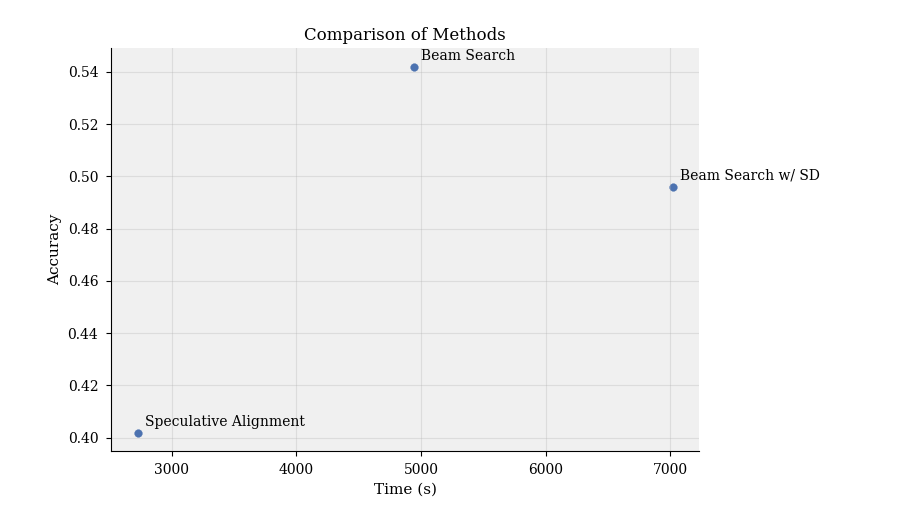
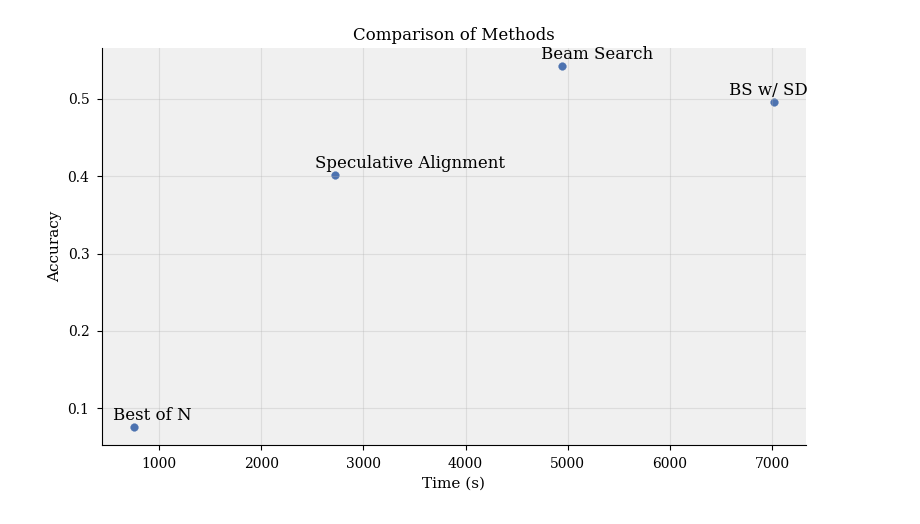
Before and after one commit to mert-cemri/search-and-learn, a Jupyter notebook: evaluation_iclr.ipynb, the cells around one changed output. Saved outputs shown, nothing was run; the diff lists cells and outputs as text; code cells hidden in the pictures.

```diff
--- a/evaluation_iclr.ipynb
+++ b/evaluation_iclr.ipynb
@@ -882,3 +903,7 @@ def get_success(samples):
         succ_rate.append(math_equal(pred_ans, gt_ans))
     return np.mean(succ_rate)
 results = {}
+# %%
+results['spec_importance_sampling_b4'] = (get_success(samples_spec_importance_sampling_b4), 1149.8)
+results['spec_importance_sampling_b1'] = (get_success(samples_spec_importance_sampling_b1), 1170.2)
+results['spec_importance_sampling_b15'] = (get_success(samples_spec_importance_sampling_b15), 1436.3)
@@ -888,13 +919,22 @@ results['beam_search_sd_500'] = (get_success(samples_beam_search_sd_500), 7018)
 results['beam_search_100'] = (get_success(samples_beam_search_100), 928.3)
 results['beam_search_500'] = (get_success(samples_beam_search_500), 4939.4)
 
-results['best_of_n_100_4'] = (get_success(samples_best_of_n_100_4), 147.9)
-results['best_of_n_100_16'] = (get_success(samples_best_of_n_100_16), 691.2)
-results['best_of_n_100_24'] = (get_success(samples_best_of_n_100_24), 771.3)
+results['best_of_n_100_n4'] = (get_success(samples_best_of_n_100_n4), 147.9)
+results['best_of_n_100_n16'] = (get_success(samples_best_of_n_100_n16), 691.2)
+results['best_of_n_100_n24'] = (get_success(samples_best_of_n_100_n24), 771.3)
+results['best_of_n_500_n4'] = (get_success(samples_best_of_n_500_n4), 754.2)
+results['best_of_n_500_n24'] = (get_success(samples_best_of_n_500_n24), 5434.5)
 
 results['spec_align_100'] = (get_success(samples_spec_align_100), 522.3)
 results['spec_align_100_1b8b'] = (get_success(samples_spec_align_100_1b8b), 690.5)
 results['spec_align_500'] = (get_success(samples_spec_align_500), 2725.9)
+results['spec_align_500_b1'] = (get_success(samples_spec_align_500_b1), 3009.9)
+results['spec_align_500_b2'] = (get_success(samples_spec_align_500_b2), 3181.2)
+results['spec_align_500_b10'] = (get_success(samples_spec_align_500_b10), 2772.7)
+results['spec_align_500_b4'] = (get_success(samples_spec_align_500_b4), 2664.5)
+results['spec_align_500_b6'] = (get_success(samples_spec_align_500_b6), 2815.0)
+results['spec_align_500_n12_b3'] = (get_success(samples_spec_align_500_n12_b3), 5774.9)
+results['spec_align_500_n12'] = (get_success(samples_spec_align_500_n12), 6041.5)
 results['spec_align_100_n6'] = (get_success(samples_spec_align_100_n6), 731.17)
 results['spec_align_100_n8'] = (get_success(samples_spec_align_100_n8), 689.5)
 results['spec_align_100_n12'] = (get_success(samples_spec_align_100_n12), 921.8)
@@ -942,7 +985,7 @@ import matplotlib.pyplot as plt
 plt.style.use('seaborn-v0_8-paper')
 mpl.rcParams.update({
     'font.family': 'Serif',  # More commonly available font
-    'font.size': 10,
+    'font.size': 12,
     'figure.figsize': (6, 4),  # Reduced figure size
     'lines.linewidth': 1.5,
     'axes.labelsize': 11,
@@ -962,29 +1005,36 @@ mpl.rcParams.update({
 # %%
 # First plot - Comparison of n=4 cases for n=500
 plt.figure(figsize=(8, 5))
 methods_500 = [
-    ('beam_search_500', 4939.4, 0.542, 'Beam Search'),
-    ('beam_search_sd_500', 7018.0, 0.496, 'Beam Search w/ SD'),
-    ('spec_align_500', 2725.9, 0.402, 'Speculative Alignment')
+    ('beam_search_500', results['beam_search_500'][1], results['beam_search_500'][0], 'Beam Search'),
+    ('beam_search_sd_500', results['beam_search_sd_500'][1], results['beam_search_sd_500'][0], 'BS w/ SD'),
+    ('spec_align_500', results['spec_align_500'][1], results['spec_align_500'][0], 'Speculative Alignment'),
+    ('best_of_n_500_n4', results['best_of_n_500_n4'][1], results['best_of_n_500_n4'][0], 'Best of N')
 ]
 
 times = [m[1] for m in methods_500]
 accuracies = [m[2] for m in methods_500]
 labels = [m[3] for m in methods_500]
 
 plt.scatter(times, accuracies)
 for i, label in enumerate(labels):
-    plt.annotate(label, (times[i], accuracies[i]),
-                xytext=(5, 5), textcoords='offset points')
+    if i != 1:
+        plt.annotate(label, (times[i], accuracies[i]),
+                    xytext=(-15, 5), textcoords='offset points')
+for i, label in enumerate(labels):
+    if i == 1:
+        plt.annotate(label, (times[i], accuracies[i]),
+                    xytext=(-32, 5), textcoords='offset points')
 
 plt.xlabel('Time (s)')
 plt.ylabel('Accuracy')
 plt.title('Comparison of Methods')
 plt.grid(True, alpha=0.3)
 plt.tight_layout()
+plt.savefig(f"iclr_figures/method_comparison.pdf")
 plt.show()
 # %% [output]
-[figure, old version]
+[figure, new version]
 # %%
 # Second plot - Best of N performance
 plt.figure(figsize=(8, 5))
```
Also changed, not shown: parts of 9 cells of this notebook, 10 other files.
